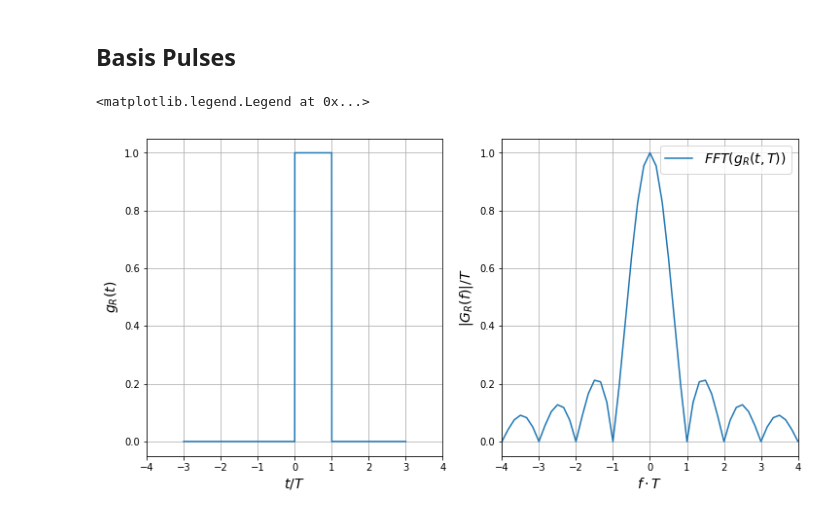
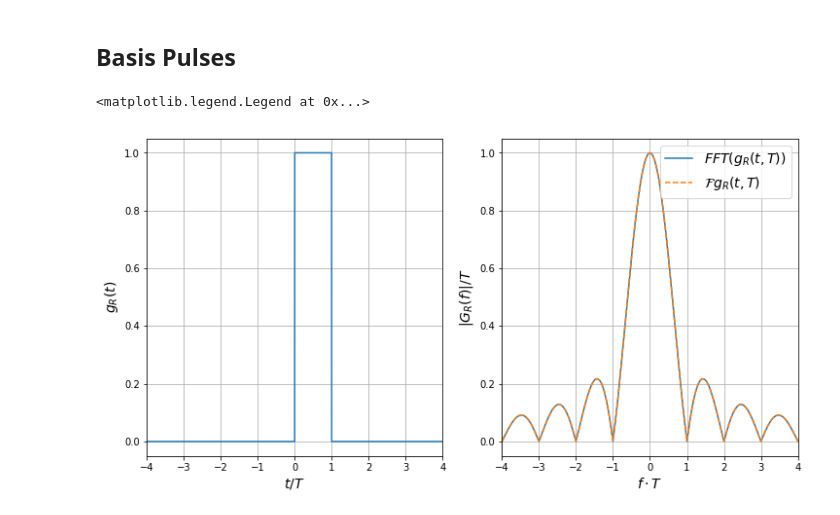
Before and after one commit to johangutihaz/eitn75, a Jupyter notebook: 20_bpsk.ipynb, the cells around one changed output. Drawn from its saved outputs; the diff is of its cells as text; code cells hidden in the pictures.

```diff
--- a/20_bpsk.ipynb
+++ b/20_bpsk.ipynb
@@ -111,38 +111,38 @@ from scipy.fftpack import fft, fftshift
 # %%
 T = 1    # Symbol duration
 
-t = np.linspace(-3.0, 3.0, int(1.0e5))  # Time interval
+t = np.linspace(-15.0, 15.0, int(1.0e4))  # Time interval
 g = [(1 if (0 <= t_i <= T) else 0) for t_i in t]  # Rectangular pulse, length T
 
 f = fftshift(np.fft.fftfreq(len(t), t[1]-t[0]))
 G_f = fftshift(fft(g)) * (T / len(t))
 
 f_theo = np.linspace(-4, 4, int(1.0e3))
-x = np.pi * f_theo * T
+x = f_theo * T
 G_f_theo = T * np.sinc(x) * np.exp(-1j * x)
 # %%
 %matplotlib inline
 plt.rcParams['figure.figsize'] = [12, 6]
 
 plt.figure()
 
 # Plot the basis function
 plt.subplot(1,2,1)
 plt.plot(t/T, g)
 plt.xlim(-4, 4)
 plt.grid(True)
 plt.xlabel(r'$t/T$', fontsize=14)
 plt.ylabel(r'$g_R(t)$', fontsize=14)
 
 # Plot the spectrum of the pulse
 plt.subplot(1,2,2)
 plt.plot(f * T, np.abs(G_f)/np.max(np.abs(G_f)), label=r'$FFT(g_R(t, T))$')
-# plt.plot(f_theo*T_s, np.abs(G_f_theo)/T_s, label=r'$\mathcal{F} g_R(t, T)$')
+plt.plot(f_theo * T, np.abs(G_f_theo)/T, '--', label=r'$\mathcal{F} g_R(t, T)$')
 plt.xlim(-4, 4)
 plt.grid(True)
 plt.xlabel(r'$f\cdot T$', fontsize=14)
 plt.ylabel(r'$|G_R(f)| / T$', fontsize=14)
 plt.legend(prop={'size': 14})
 # %% [output]
 <matplotlib.legend.Legend at 0x...>
-[figure, old version]
+[figure, new version]
```
Also changed, not shown: parts of 2 cells of this notebook.
